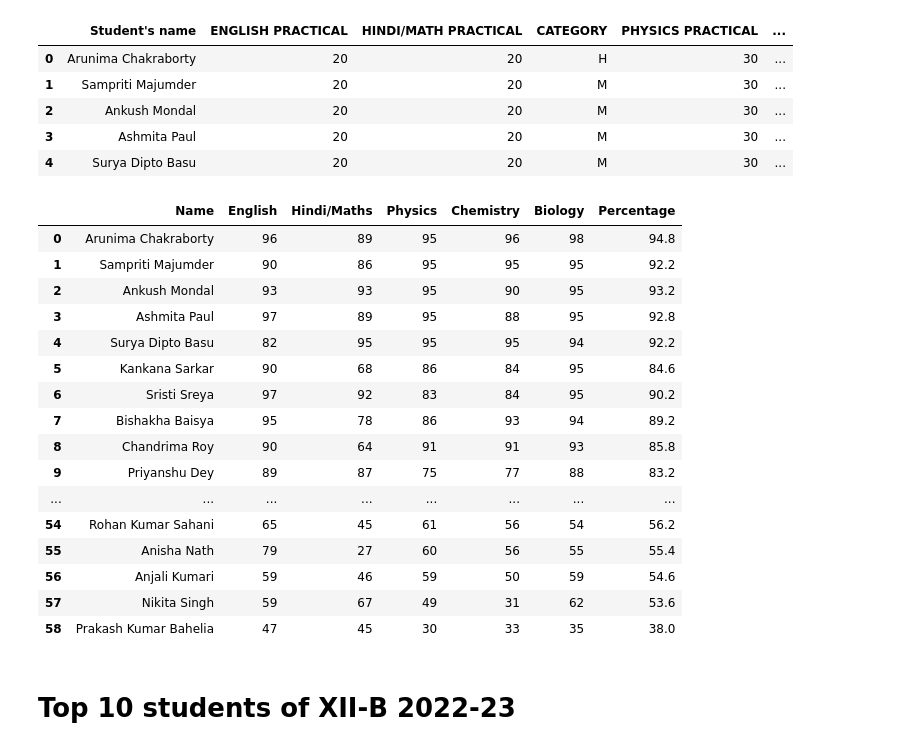
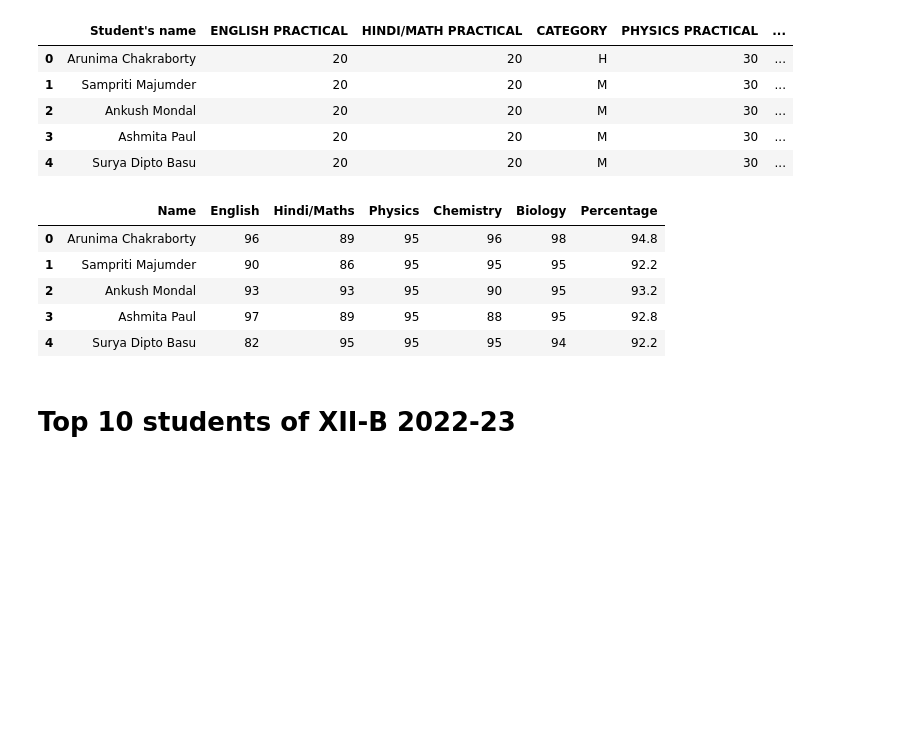
Before and after one commit to SuryaDiptoBasu/XII-B-2022-23-Marksheet, a Jupyter notebook: XII-B 2022-23.ipynb, the cells around one changed output. Drawn from its saved outputs; the diff is of its cells as text; code cells hidden in the pictures; blank space fills up the shorter version.

```diff
--- a/XII-B 2022-23.ipynb
+++ b/XII-B 2022-23.ipynb
@@ -22,25 +22,14 @@ d={'Name':data1["Student's name"],'English':data1['ENGLISH THEORY']+data1['ENGLI
 marks=pd.DataFrame(d)
 marks['Percentage']=(marks['English']+marks['Hindi/Maths']+marks['Physics']+marks['Chemistry']+marks['Biology'])*100/500
 # %%
-marks
+marks.head()
 # %% [output]
 |  | Name | English | Hindi/Maths | Physics | Chemistry | Biology | Percentage |
 | 0 | Arunima Chakraborty | 96 | 89 | 95 | 96 | 98 | 94.8 |
 | 1 | Sampriti Majumder | 90 | 86 | 95 | 95 | 95 | 92.2 |
 | 2 | Ankush Mondal | 93 | 93 | 95 | 90 | 95 | 93.2 |
 | 3 | Ashmita Paul | 97 | 89 | 95 | 88 | 95 | 92.8 |
 | 4 | Surya Dipto Basu | 82 | 95 | 95 | 95 | 94 | 92.2 |
-| 5 | Kankana Sarkar | 90 | 68 | 86 | 84 | 95 | 84.6 |
-| 6 | Sristi Sreya | 97 | 92 | 83 | 84 | 95 | 90.2 |
-| 7 | Bishakha Baisya | 95 | 78 | 86 | 93 | 94 | 89.2 |
-| 8 | Chandrima Roy | 90 | 64 | 91 | 91 | 93 | 85.8 |
-| 9 | Priyanshu Dey | 89 | 87 | 75 | 77 | 88 | 83.2 |
-| ... | ... | ... | ... | ... | ... | ... | ... |
-| 54 | Rohan Kumar Sahani | 65 | 45 | 61 | 56 | 54 | 56.2 |
-| 55 | Anisha Nath | 79 | 27 | 60 | 56 | 55 | 55.4 |
-| 56 | Anjali Kumari | 59 | 46 | 59 | 50 | 59 | 54.6 |
-| 57 | Nikita Singh | 59 | 67 | 49 | 31 | 62 | 53.6 |
-| 58 | Prakash Kumar Bahelia | 47 | 45 | 30 | 33 | 35 | 38.0 |
 # %% [markdown]
 # Top 10 students of XII-B 2022-23
 # %%
```
Also changed, not shown: parts of 22 cells of this notebook.
